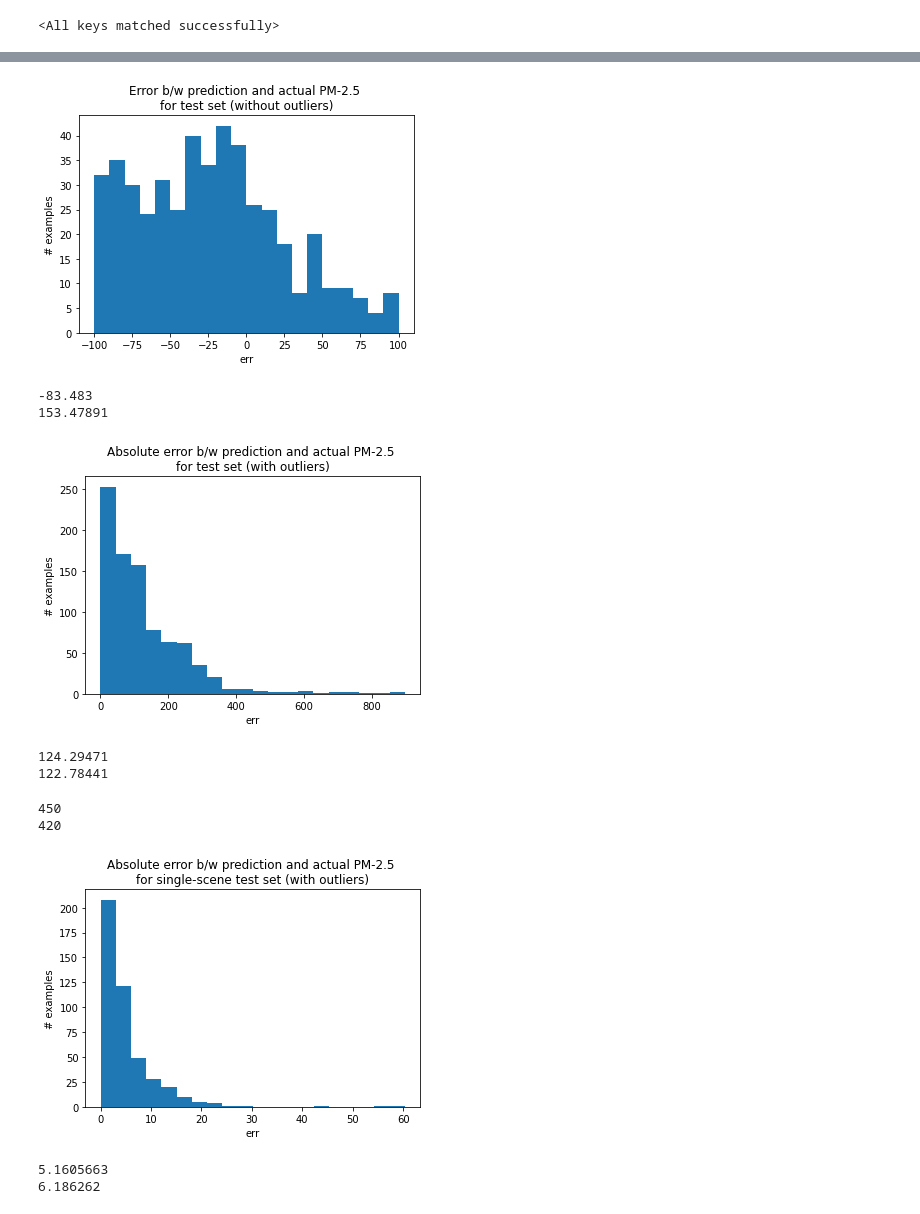
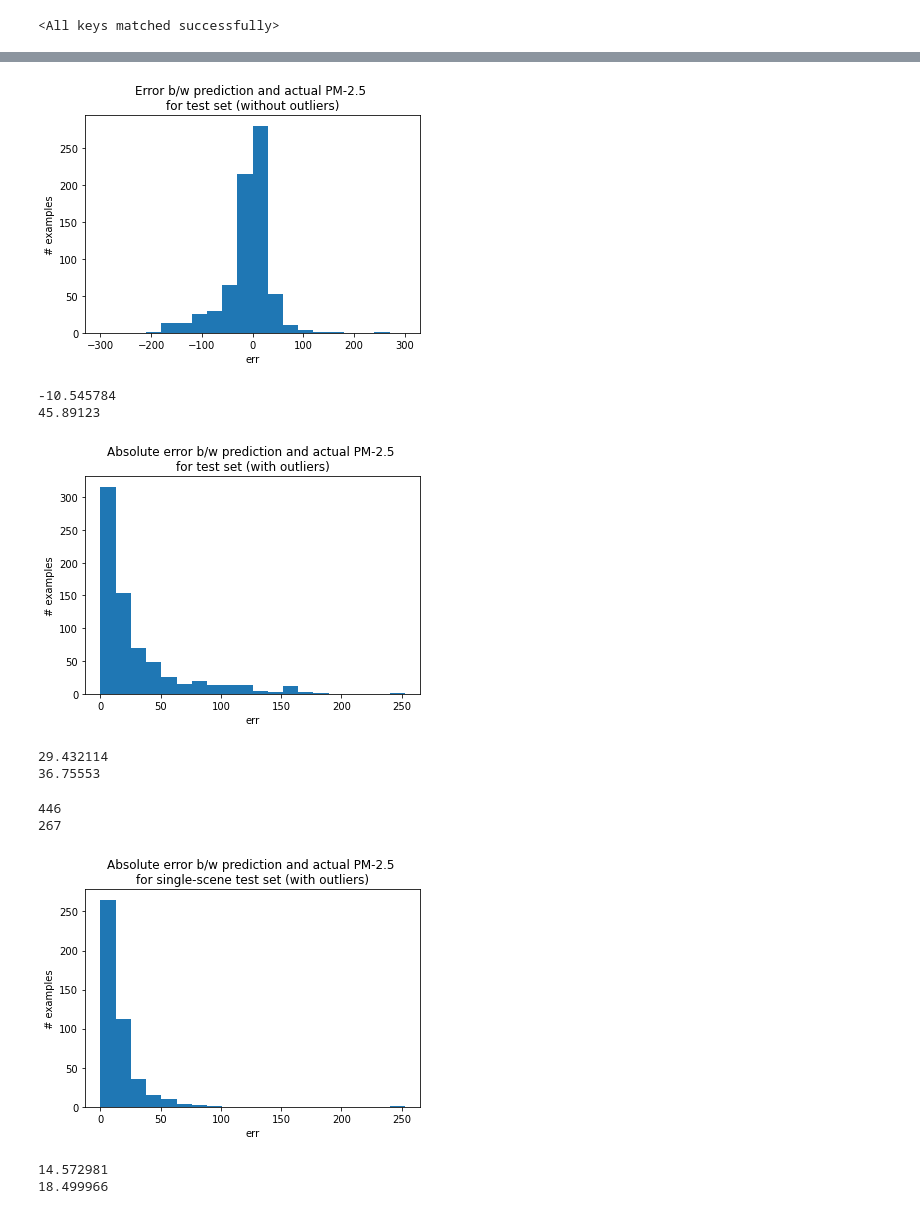
Before and after one commit to shivariyer/particle-detection, a Jupyter notebook: notebooks/evaluation.ipynb, the cells around one changed output, grey strips where cells are left out. Drawn from its saved outputs; the diff is of its cells as text; code cells hidden in the pictures.

```diff
--- a/notebooks/evaluation.ipynb
+++ b/notebooks/evaluation.ipynb
@@ -24,13 +21,13 @@ The autoreload extension is already loaded. To reload it, use:
 # %%
-data = pd.read_csv('../all_data.csv')
-data_train = data.sample(frac=0.8,random_state=17)
-data_val = data.loc[~data.index.isin(data_train.index)]
-files_train = list(data_train['filename'])
-files_val = list(data_val['filename'])
-ppm_train = list(data_train['ppm'])
-ppm_val = list(data_val['ppm'])
-ids_train = [i for i in range(len(files_train))]
-ids_val = [i for i in range(len(files_val))]
+data = pd.read_csv('../test_data.csv')
+# data_train = data.sample(frac=0.8,random_state=17)
+# data_val = data.loc[~data.index.isin(data_train.index)]
+# files_train = list(data_train['filename'])
+# files_val = list(data_val['filename'])
+# ppm_train = list(data_train['ppm'])
+# ppm_val = list(data_val['ppm'])
+# ids_train = [i for i in range(len(files_train))]
+# ids_val = [i for i in range(len(files_val))]
 # data = None
 # data_train = None
 # data_val = None
@@ -53,0 +62,3 @@ model.load_state_dict(torch.load("../src/model_pm_china.pth"),strict=False) # on
+# %%
+model = EPAPLN().cuda()
+model.load_state_dict(torch.load("../src/epapln_pm_train.pth"),strict=False)
@@ -81,31 +98,29 @@ actual = np.concatenate(actual)
 # %%
 preds = np.concatenate(preds)
 # %%
-err = np.array(preds)-np.array(actual)
-err_val = err[np.array(ids_val)]
-# err_val = err
-plt.hist(err_val, bins=20,range=(-100,100))
+err_test = np.array(preds)-np.array(actual)
+plt.hist(err_test, bins=20,range=(-300,300))
 plt.title("Error b/w prediction and actual PM-2.5 \nfor test set (without outliers)")
 plt.xlabel('err')
 plt.ylabel('# examples')
 plt.savefig('err_full.png')
 plt.show()
-print(np.mean(err_val))
-print(np.std(err_val))
+print(np.mean(err_test))
+print(np.std(err_test))
 # %% [output]
-[figure, old version]
+[figure, new version]
--83.483
-153.47891
+-10.545784
+45.89123
 # %%
-plt.hist(np.abs(err_val), bins=20)
+plt.hist(np.abs(err_test), bins=20)
 plt.title("Absolute error b/w prediction and actual PM-2.5 \nfor test set (with outliers)")
 plt.xlabel('err')
 plt.ylabel('# examples')
 plt.savefig('err_val.png')
 plt.show()
-print(np.mean(np.abs(err_val)))
-print(np.std(np.abs(err_val)))
+print(np.mean(np.abs(err_test)))
+print(np.std(np.abs(err_test)))
 # %% [output]
-[figure, old version]
+[figure, new version]
-124.29471
-122.78441
+29.432114
+36.75553
@@ -112,7 +136,7 @@ print(np.std(np.abs(err_val)))
 # %%
 id_china = []
 id_delhi = []
-for index, row in data_val.iterrows():
+for index, row in data.iterrows():
     filename = row['filename']
     if filename.startswith('Shanghai1') or filename.startswith('Shanghai2') or filename.startswith('Shanghai3') or filename.startswith('Beijing'):
         id_china.append(index)
@@ -122,11 +146,11 @@ for index, row in data_val.iterrows():
 print(len(id_china))
 print(len(id_delhi))
 # %% [output]
-450
-420
+446
+267
 # %%
-err_china = np.abs(err[np.array(id_china)]) #err_val,err?
-err_delhi = np.abs(err[np.array(id_delhi)])
+err_china = np.abs(err_test[np.array(id_china)]) #err_val,err?
+err_delhi = np.abs(err_test[np.array(id_delhi)])
 plt.hist(err_china, bins=20)
 plt.title("Absolute error b/w prediction and actual PM-2.5 \nfor single-scene test set (with outliers)")
 plt.xlabel('err')
@@ -136,7 +160,7 @@ plt.show()
 print(np.mean(err_china))
 print(np.std(err_china))
 # %% [output]
-[figure, old version]
+[figure, new version]
-5.1605663
-6.186262
+14.572981
+18.499966
 # %%
```
Also changed, not shown: parts of 37 cells of this notebook, 19 other files.
